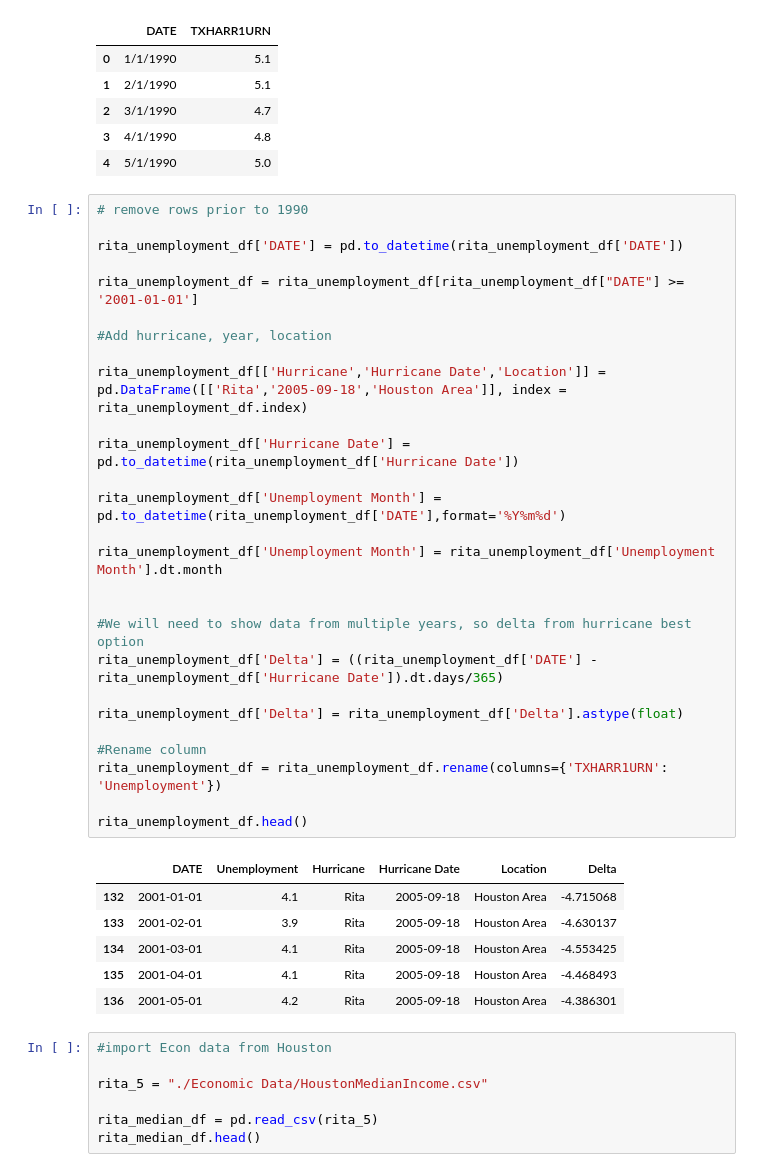
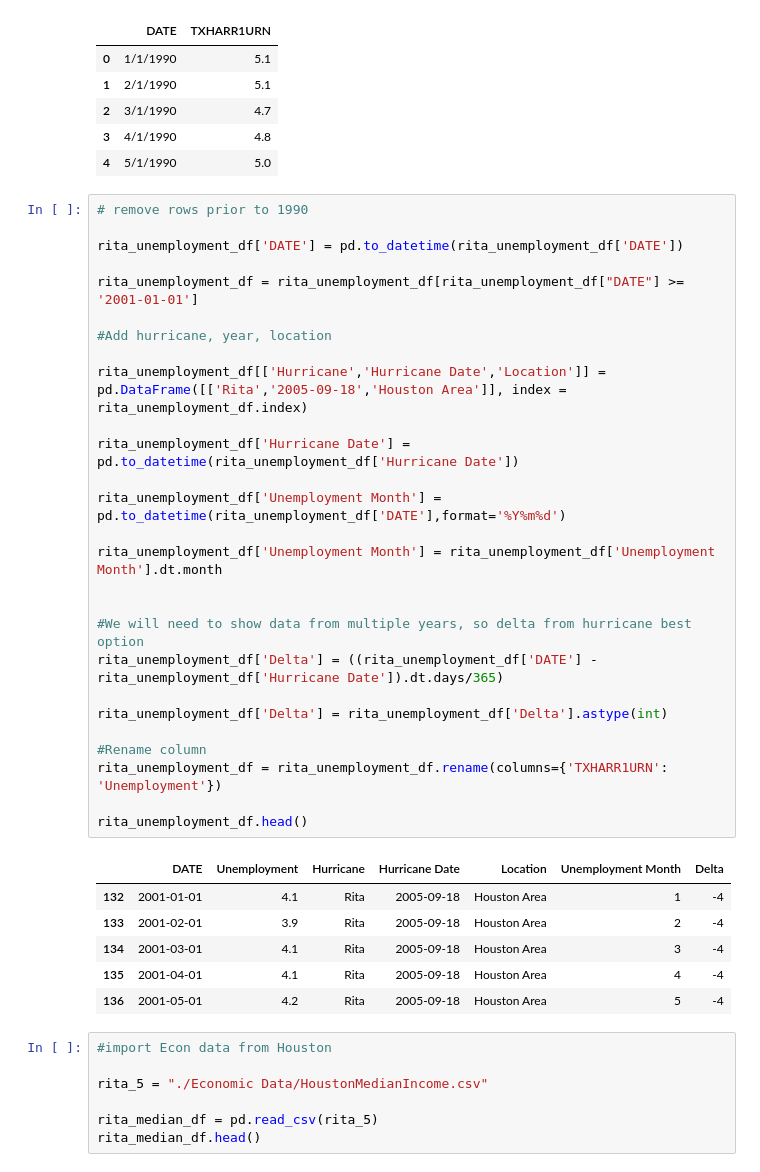
Before and after one commit to mchrzanowski27/Project1, a Jupyter notebook: Project 1 Data Rita.ipynb, the cells around one changed output. Cells and saved outputs as stored; diff of their text form.

```diff
--- a/Project 1 Data Rita.ipynb
+++ b/Project 1 Data Rita.ipynb
@@ -167,37 +167,37 @@ rita_unemployment_df.head()
 # %%
 # remove rows prior to 1990
 
 rita_unemployment_df['DATE'] = pd.to_datetime(rita_unemployment_df['DATE'])
 
 rita_unemployment_df = rita_unemployment_df[rita_unemployment_df["DATE"] >= '2001-01-01']
 
 #Add hurricane, year, location
 
 rita_unemployment_df[['Hurricane','Hurricane Date','Location']] = pd.DataFrame([['Rita','2005-09-18','Houston Area']], index = rita_unemployment_df.index)
 
 rita_unemployment_df['Hurricane Date'] = pd.to_datetime(rita_unemployment_df['Hurricane Date'])
 
 rita_unemployment_df['Unemployment Month'] = pd.to_datetime(rita_unemployment_df['DATE'],format='%Y%m%d')
 
 rita_unemployment_df['Unemployment Month'] = rita_unemployment_df['Unemployment Month'].dt.month
 
 
 #We will need to show data from multiple years, so delta from hurricane best option
 rita_unemployment_df['Delta'] = ((rita_unemployment_df['DATE'] - rita_unemployment_df['Hurricane Date']).dt.days/365)
 
-rita_unemployment_df['Delta'] = rita_unemployment_df['Delta'].astype(float)
+rita_unemployment_df['Delta'] = rita_unemployment_df['Delta'].astype(int)
 
 #Rename column
 rita_unemployment_df = rita_unemployment_df.rename(columns={'TXHARR1URN': 'Unemployment'})
 
 rita_unemployment_df.head()
 # %% [output]
-|  | DATE | Unemployment | Hurricane | Hurricane Date | Location | Delta |
-| 132 | 2001-01-01 | 4.1 | Rita | 2005-09-18 | Houston Area | -4.715068 |
-| 133 | 2001-02-01 | 3.9 | Rita | 2005-09-18 | Houston Area | -4.630137 |
-| 134 | 2001-03-01 | 4.1 | Rita | 2005-09-18 | Houston Area | -4.553425 |
-| 135 | 2001-04-01 | 4.1 | Rita | 2005-09-18 | Houston Area | -4.468493 |
-| 136 | 2001-05-01 | 4.2 | Rita | 2005-09-18 | Houston Area | -4.386301 |
+|  | DATE | Unemployment | Hurricane | Hurricane Date | Location | Unemployment Month | Delta |
+| 132 | 2001-01-01 | 4.1 | Rita | 2005-09-18 | Houston Area | 1 | -4 |
+| 133 | 2001-02-01 | 3.9 | Rita | 2005-09-18 | Houston Area | 2 | -4 |
+| 134 | 2001-03-01 | 4.1 | Rita | 2005-09-18 | Houston Area | 3 | -4 |
+| 135 | 2001-04-01 | 4.1 | Rita | 2005-09-18 | Houston Area | 4 | -4 |
+| 136 | 2001-05-01 | 4.2 | Rita | 2005-09-18 | Houston Area | 5 | -4 |
 # %%
 #import Econ data from Houston
 
```
Also changed, not shown: parts of 4 cells of this notebook, 7 other files.
